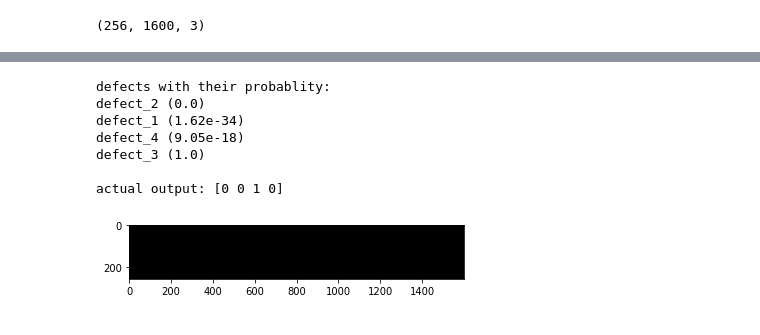
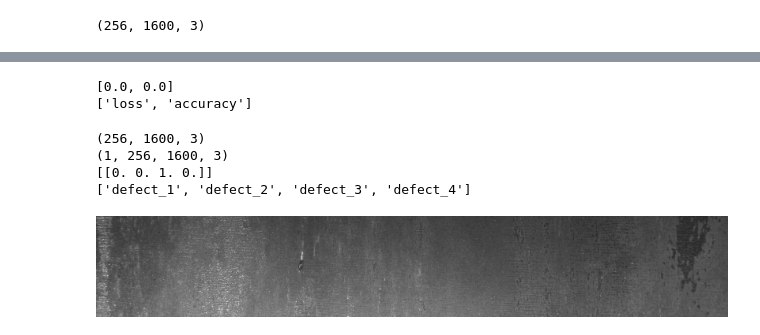
Before and after one commit to sahilshah8141/steel-defect-detection, a Jupyter notebook: steel_defect_detection_train.ipynb, the cells around one changed output, grey strips where cells are left out. Drawn from its saved outputs; the diff is of its cells as text; code cells hidden in the pictures.

```diff
--- a/steel_defect_detection_train.ipynb
+++ b/steel_defect_detection_train.ipynb
@@ -158,14 +226,3 @@ model.compile(
     loss='binary_crossentropy',
     metrics=['accuracy']
     )
-# %%
-train_image = []
-
-for _, image_path in zip(tqdm(range(train_df.shape[0])), os.listdir(train_path)):
-    full_image_path = train_path + '/' + image_path
-    img = image.load_img(full_image_path, target_size=image_shape)
-    img = image.img_to_array(img)
-    img = img/255
-    train_image.append(img)
-
-X = np.array(train_image)
@@ -211,27 +260,25 @@ plt.show()
-# %%
-# Make a Prediction
-img = X_train[15]/255
-classes = np.array(train_df.columns[1:])
-prediction_shape = tuple([1] + IMAGE_SIZE)
-proba = model.predict(img.reshape(prediction_shape))
-sorted_prob = np.argsort(proba[0])
-print("defects with their probablity:")
-
-for i in range(len(sorted_prob)):
-    print("{}".format(classes[sorted_prob[i]])+" ({:.3})".format(proba[0][sorted_prob[i]]))
-
-print()
-plt.imshow(img)
-
-print("actual output: {} ".format(y_train[15]))
-# %% [output]
-defects with their probablity:
-defect_2 (0.0)
-defect_1 (1.62e-34)
-defect_4 (9.05e-18)
-defect_3 (1.0)
-
-actual output: [0 0 1 0]
-[figure, removed]
+# %%
+print(model.evaluate_generator(test_generator))
+print(model.metrics_names)
+# %% [output]
+[0.0, 0.0]
+['loss', 'accuracy']
+# %%
+# Make a Prediction
+test_image = image.load_img(steel_image)
+test_img_arr = image.img_to_array(test_image)
+print(test_img_arr.shape)
+test_img_arr = test_img_arr.reshape((1,) + image_shape)
+print(test_img_arr.shape)
+
+print(model.predict(test_img_arr))
+print(y_columns)
+test_image
+# %% [output]
+(256, 1600, 3)
+(1, 256, 1600, 3)
+[[0. 0. 1. 0.]]
+['defect_1', 'defect_2', 'defect_3', 'defect_4']
+[figure, added]
 # %%
 model.save(data_dir+'model/inceptionv3.h5')
```
Also changed, not shown: parts of 16 cells of this notebook, 2 other files.
